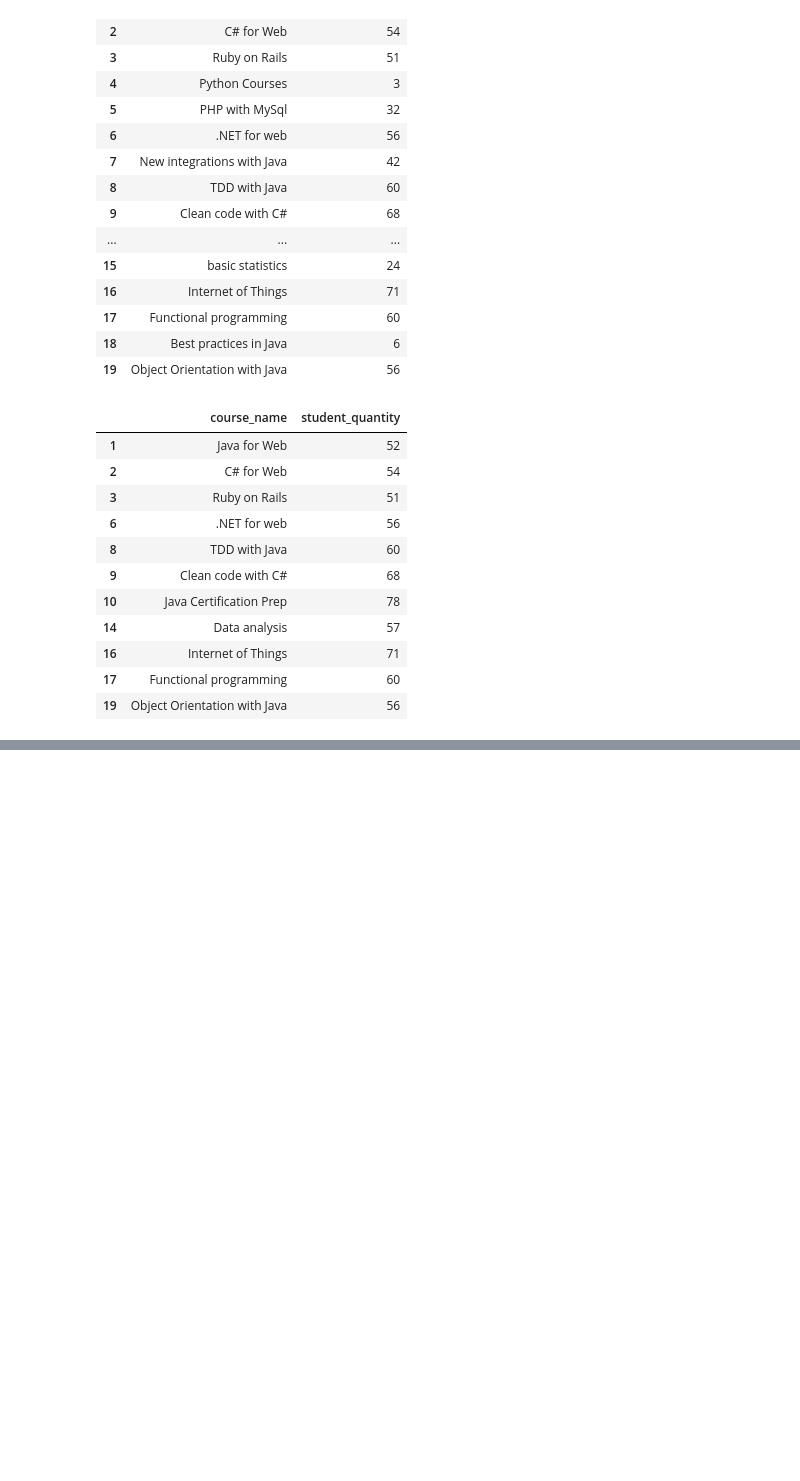
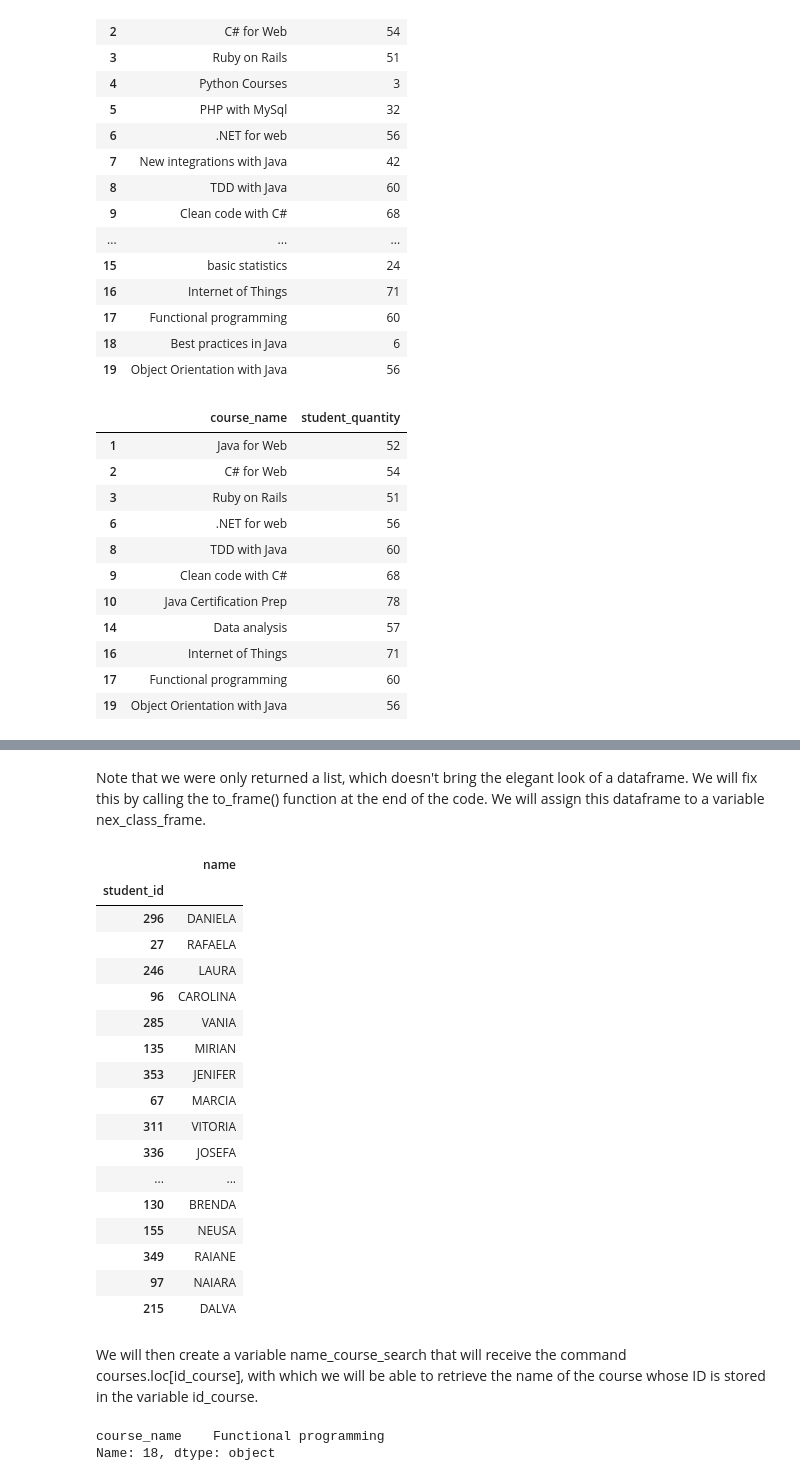
Before and after one commit to nmparfait/register_school_with_pandas, a Jupyter notebook: register_school.ipynb, the cells around one changed output, grey strips where cells are left out. Saved outputs shown, nothing was run; the diff lists cells and outputs as text; code cells hidden in the pictures; blank space fills up the shorter version.

```diff
--- a/register_school.ipynb
+++ b/register_school.ipynb
@@ -576,0 +679,2 @@ acces_over_50
+# %%
+next_class_2.set_index('student_id').join(list_names.set_index('student_id'))['name']
@@ -576,0 +699,32 @@ acces_over_50
+# %% [markdown]
+Note that we were only returned a list, which doesn't bring the elegant look of a dataframe. We will fix this by calling the to_frame() function at the end of the code. We will assign this dataframe to a variable nex_class_frame.
+# %%
+programming_class = next_class_2.set_index('student_id').join(list_names.set_index('student_id'))['name'].to_frame()
+programming_class
+# %% [output]
+|  | name |
+| student_id |  |
+| 296 | DANIELA |
+| 27 | RAFAELA |
+| 246 | LAURA |
+| 96 | CAROLINA |
+| 285 | VANIA |
+| 135 | MIRIAN |
+| 353 | JENIFER |
+| 67 | MARCIA |
+| 311 | VITORIA |
+| 336 | JOSEFA |
+| ... | ... |
+| 130 | BRENDA |
+| 155 | NEUSA |
+| 349 | RAIANE |
+| 97 | NAIARA |
+| 215 | DALVA |
+# %% [markdown]
+We will then create a variable name_course_search that will receive the command courses.loc[id_course], with which we will be able to retrieve the name of the course whose ID is stored in the variable id_course.
+# %%
+name_course_search = courses.loc[course_id]
+name_course_search
+# %% [output]
+course_name    Functional programming
+Name: 18, dtype: object
```
Also changed, not shown: parts of 18 cells of this notebook.
